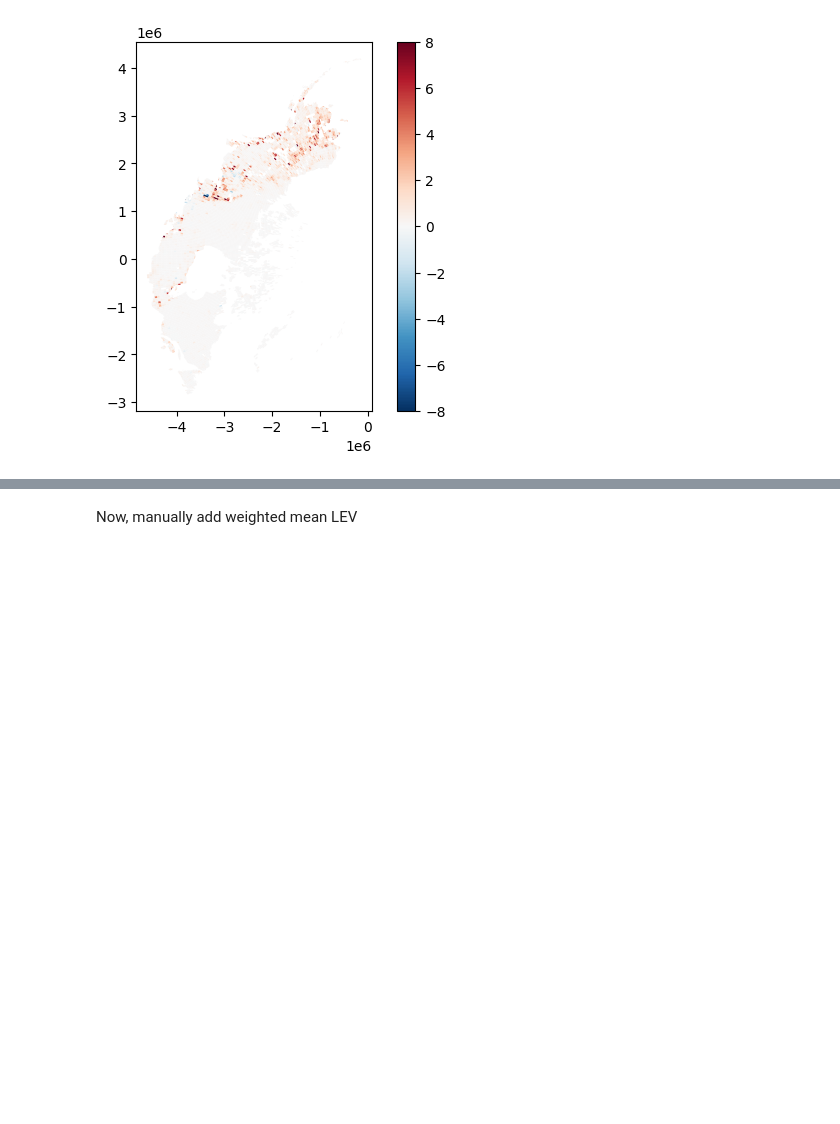
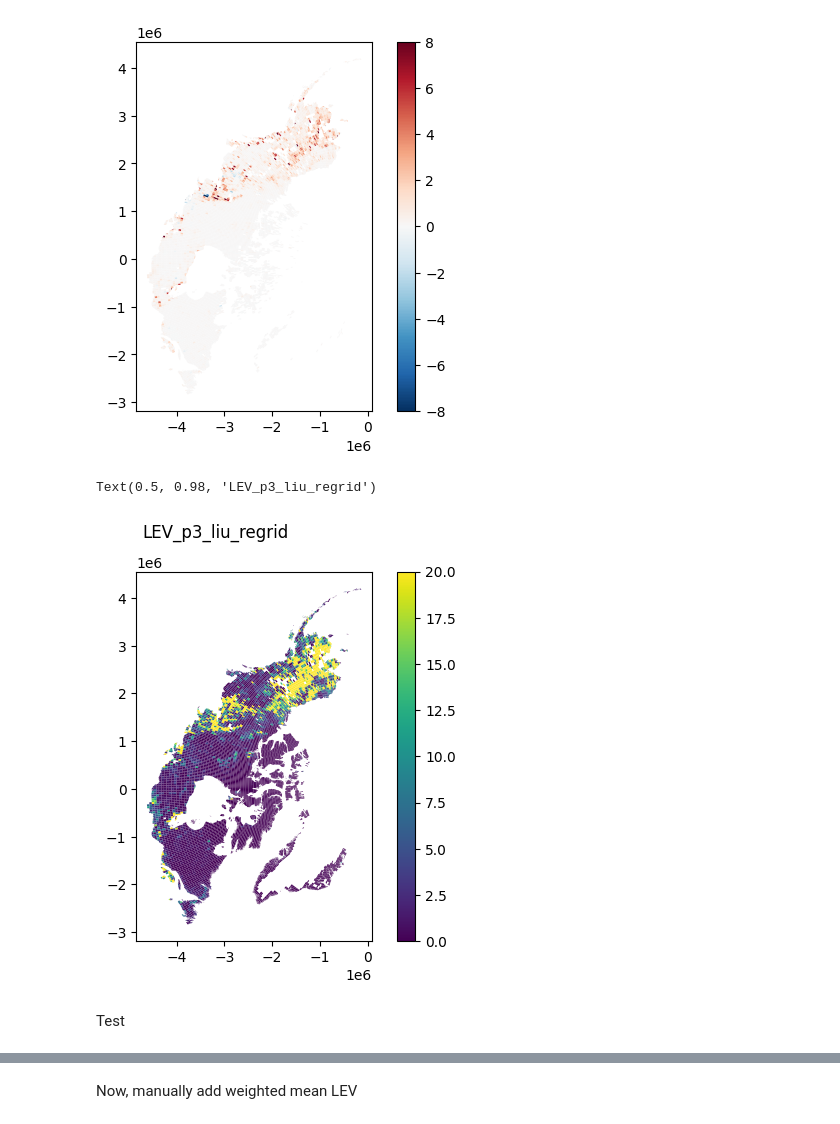
Before and after one commit to ekcomputer/land-cover, a Jupyter notebook: notebooks/joins/regrid_to_bawld_and_plot.ipynb, the cells around one changed output, grey strips where cells are left out. Saved outputs shown, nothing was run; the diff lists cells and outputs as text; code cells hidden in the pictures; blank space fills up the shorter version.

```diff
--- a/notebooks/joins/regrid_to_bawld_and_plot.ipynb
+++ b/notebooks/joins/regrid_to_bawld_and_plot.ipynb
@@ -366,3 +418,16 @@ gpd.GeoDataFrame(gdf_regridded, geometry=gdf_regridded.geometry, crs=gdf_bawld.c
 # %% [output]
 <Axes: >
 [figure]
+# %%
+var = "LEV_p3_liu_regrid"
+gpd.GeoDataFrame(
+    gdf_regridded[var],
+    geometry=gdf_regridded.geometry,
+    crs=gdf_bawld.crs,
+).plot(column=var, legend=True, edgecolor=None, vmin=0, vmax=20)
+plt.suptitle(var)
+# %% [output]
+Text(0.5, 0.98, 'LEV_p3_liu_regrid')
+[figure, added]
+# %% [markdown]
+Test
```
Also changed, not shown: parts of 15 cells of this notebook, 2 other files.
